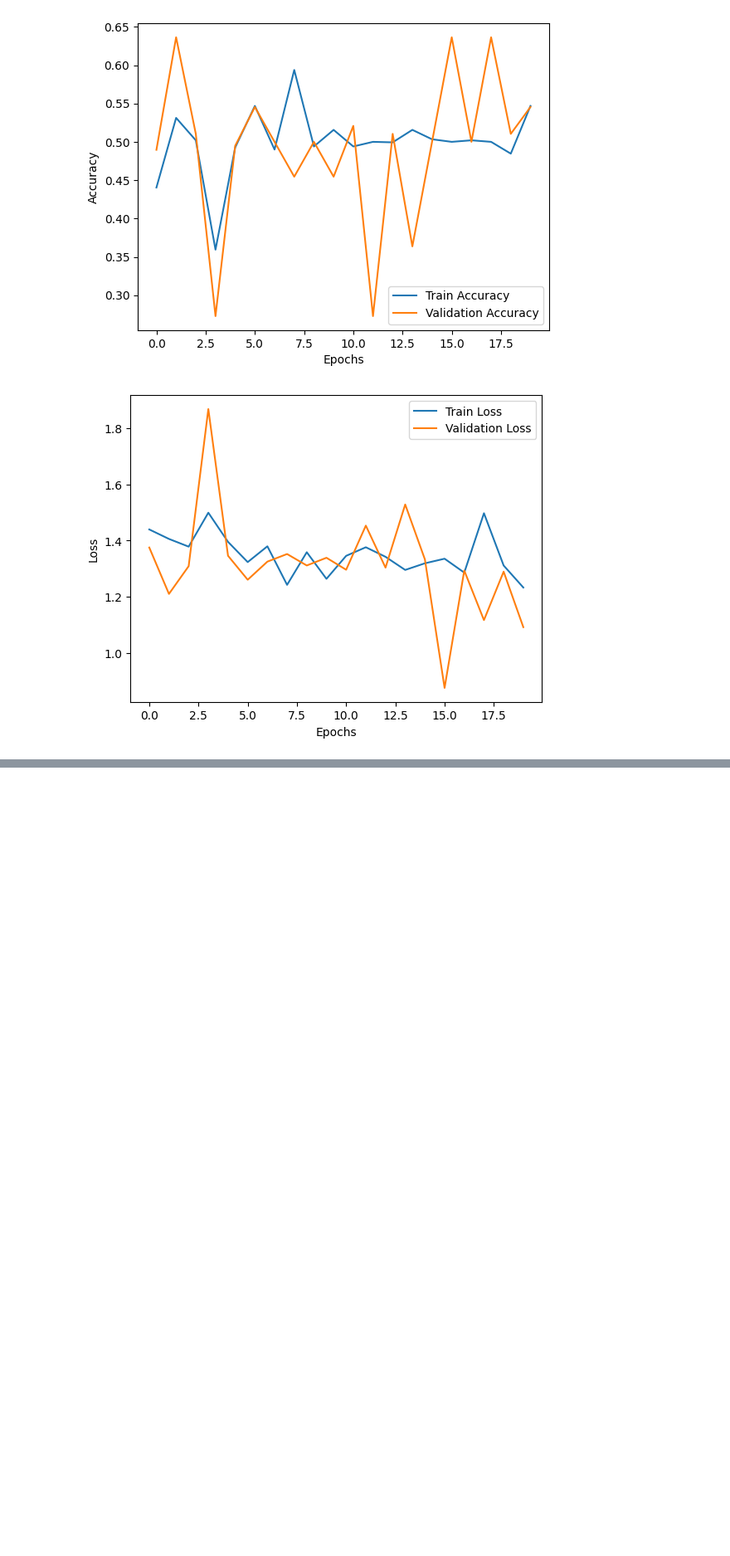
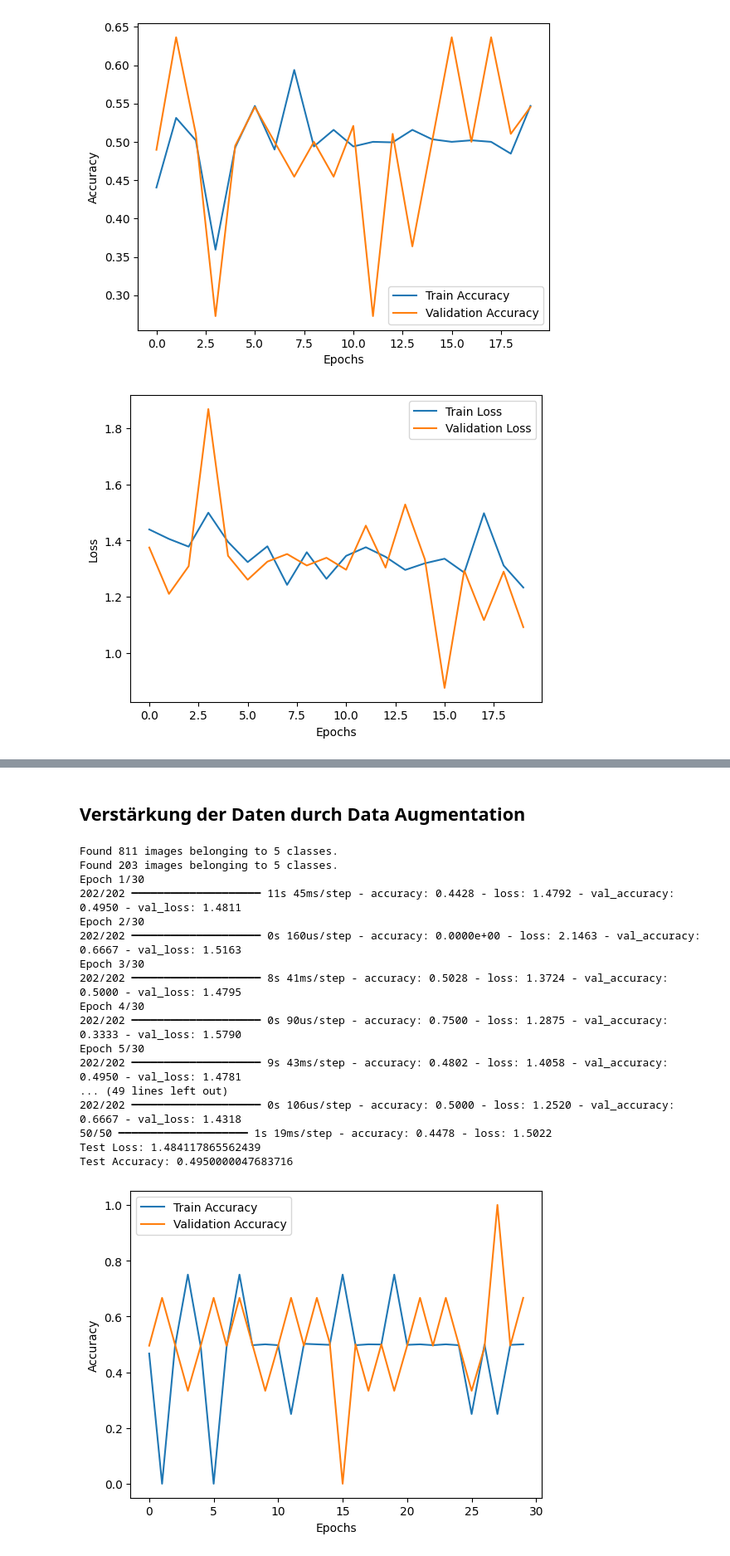
Before and after one commit to Nathaniel-Ace/computer-vision-project, a Jupyter notebook: notebooks/main.ipynb, the cells around one changed output, grey strips where cells are left out. Shown at 83% size. Drawn from its saved outputs; the diff is of its cells as text; code cells hidden in the pictures; blank space fills up the shorter version.

```diff
--- a/notebooks/main.ipynb
+++ b/notebooks/main.ipynb
@@ -132,0 +219,50 @@ Test Accuracy: 0.5104166865348816
+# %% [markdown]
+## Verstärkung der Daten durch Data Augmentation
+# %%
+# Importiere die Funktionen aus den src-Modulen
+import importlib
+import src.models.train
+importlib.reload(src.models.train)
+
+from src.data.data_generator import create_generators
+from src.models.cnn_model2 import build_cnn_model  # Importiere das neue Modell cnn_model2
+# das neue Modell hat mehr Filter und Dropout-Schichten
+from src.models.train import compile_and_train, evaluate_model, plot_training_history
+
+# Verzeichnisse für Trainings- und Testbilder
+train_dir = '../data/processed/train'
+test_dir = '../data/processed/test'
+
+# Daten vorbereiten mit batch_size=4 (kann bei Bedarf angepasst werden)
+train_generator, test_generator = create_generators(train_dir, test_dir, batch_size=4)
+
+# CNN-Modell erstellen
+model = build_cnn_model(input_shape=(64, 64, 3), num_classes=train_generator.num_classes)
+
+# Modell trainieren
+history = compile_and_train(model, train_generator, test_generator, epochs=30, learning_rate=0.00001)
+
+# Modell evaluieren
+evaluate_model(model, test_generator)
+
+# Trainingsergebnisse plotten
+plot_training_history(history)
+# %% [output]
+Found 811 images belonging to 5 classes.
+Found 203 images belonging to 5 classes.
+Epoch 1/30
+202/202 ━━━━━━━━━━━━━━━━━━━━ 11s 45ms/step - accuracy: 0.4428 - loss: 1.4792 - val_accuracy: 0.4950 - val_loss: 1.4811
+Epoch 2/30
+202/202 ━━━━━━━━━━━━━━━━━━━━ 0s 160us/step - accuracy: 0.0000e+00 - loss: 2.1463 - val_accuracy: 0.6667 - val_loss: 1.5163
+Epoch 3/30
+202/202 ━━━━━━━━━━━━━━━━━━━━ 8s 41ms/step - accuracy: 0.5028 - loss: 1.3724 - val_accuracy: 0.5000 - val_loss: 1.4795
+Epoch 4/30
+202/202 ━━━━━━━━━━━━━━━━━━━━ 0s 90us/step - accuracy: 0.7500 - loss: 1.2875 - val_accuracy: 0.3333 - val_loss: 1.5790
+Epoch 5/30
+202/202 ━━━━━━━━━━━━━━━━━━━━ 9s 43ms/step - accuracy: 0.4802 - loss: 1.4058 - val_accuracy: 0.4950 - val_loss: 1.4781
+... (49 lines left out)
+202/202 ━━━━━━━━━━━━━━━━━━━━ 0s 106us/step - accuracy: 0.5000 - loss: 1.2520 - val_accuracy: 0.6667 - val_loss: 1.4318
+50/50 ━━━━━━━━━━━━━━━━━━━━ 1s 19ms/step - accuracy: 0.4478 - loss: 1.5022
+Test Loss: 1.484117865562439
+Test Accuracy: 0.4950000047683716
+[figure, added]
```
Also changed, not shown: parts of 4 cells of this notebook, 2 other files.
